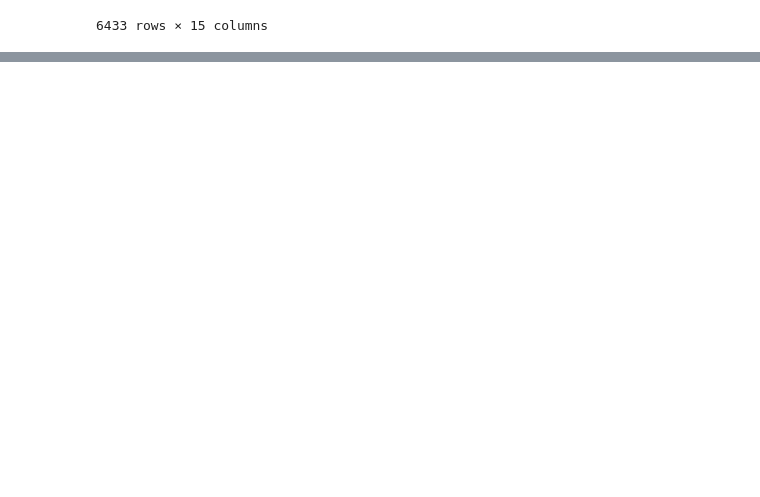
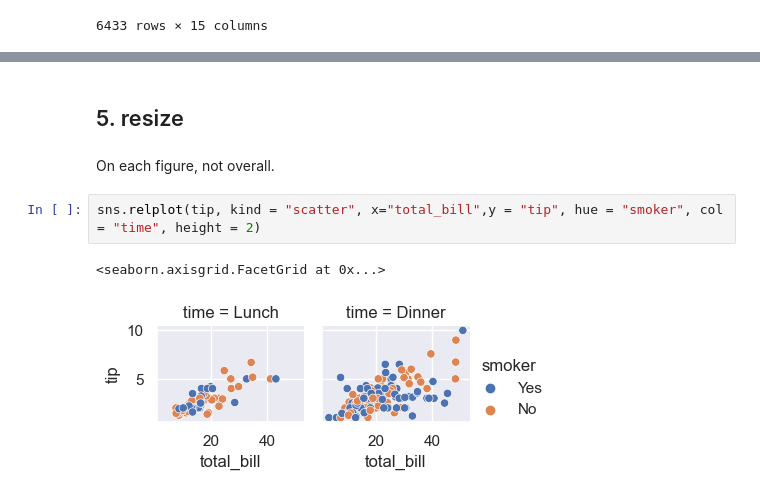
Before and after one commit to SicoJensennn/Data_Analysis_Visualize, a Jupyter notebook: 15_Seaborn.ipynb, the cells around one changed output, grey strips where cells are left out. Drawn from its saved outputs; the diff is of its cells as text; blank space fills up the shorter version.

```diff
--- a/15_Seaborn.ipynb
+++ b/15_Seaborn.ipynb
@@ -157,0 +168,9 @@ sns.lineplot(uber, )
+# %% [markdown]
+## 5. resize
+# %% [markdown]
+On each figure, not overall.
+# %%
+sns.relplot(tip, kind = "scatter", x="total_bill",y = "tip", hue = "smoker", col = "time", height = 2)
+# %% [output]
+<seaborn.axisgrid.FacetGrid at 0x...>
+[figure, added]
```
Also changed, not shown: parts of 40 cells of this notebook.
